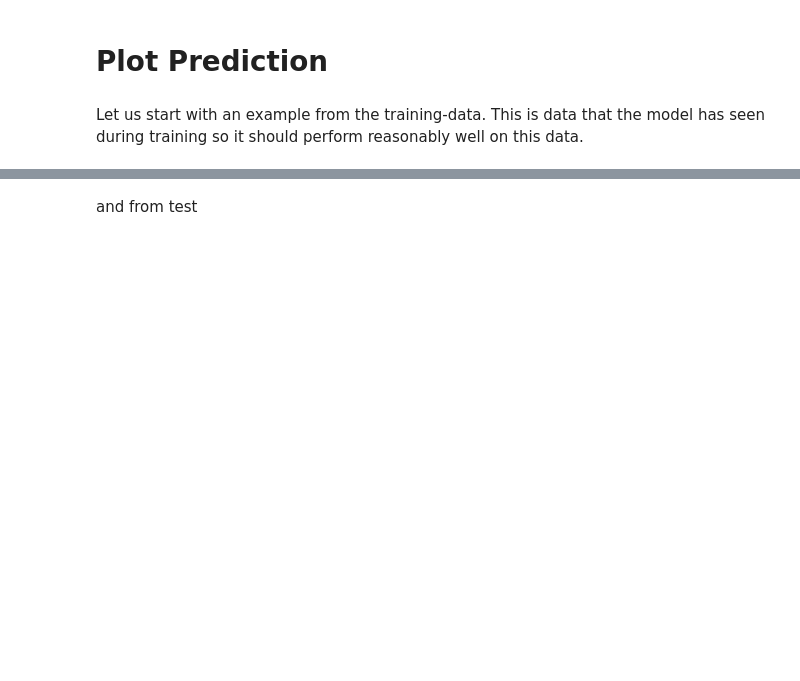
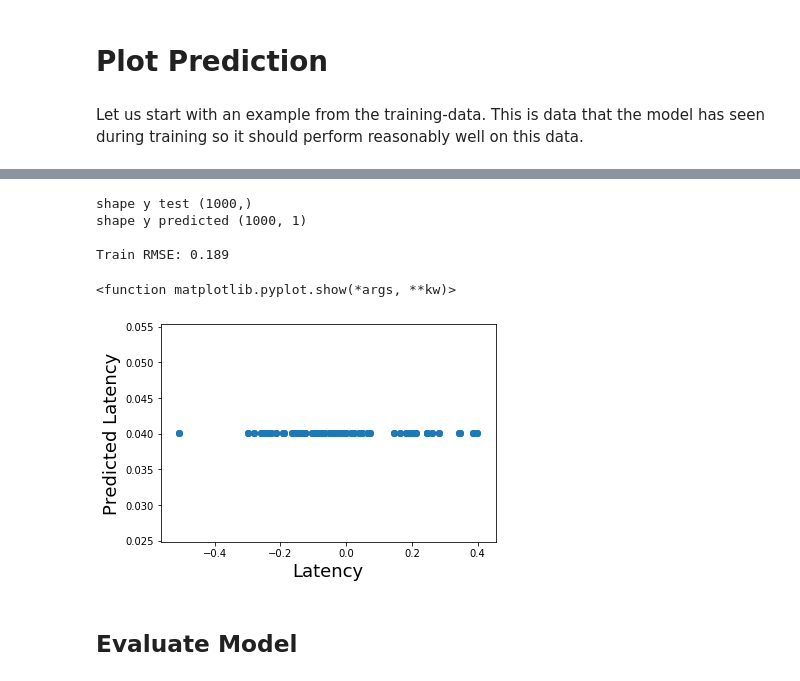
Before and after one commit to Haybu/infs890-spring2020-latency-prediction, a Jupyter notebook: analysis/future-prediction/signal_metrics/LSTM Model-enhanced.ipynb, the cells around one changed output, grey strips where cells are left out. Drawn from its saved outputs; the diff is of its cells as text; code cells hidden in the pictures; blank space fills up the shorter version.

```diff
--- a/analysis/future-prediction/signal_metrics/LSTM Model-enhanced.ipynb
+++ b/analysis/future-prediction/signal_metrics/LSTM Model-enhanced.ipynb
@@ -354,8 +354,8 @@ def loss_mse_warmup(y_true, y_pred):
 
     # Ignore the "warmup" parts of the sequences
     # by taking slices of the tensors.
-    y_true_slice = y_true[:, warmup_steps:, :]
-    y_pred_slice = y_pred[:, warmup_steps:, :]
+    y_true_slice = y_true[:warmup_steps]
+    y_pred_slice = y_pred[:warmup_steps]
 
     # These sliced tensors both have this shape:
     # [batch_size, sequence_length - warmup_steps, num_y_signals]
@@ -407,8 +407,8 @@ else:
 
 #optimizer = RMSprop(lr=1e-3)
 optimizer = Adam(lr=1e-3, decay=1e-3 / 200)
-#model.compile(loss=loss_mse_warmup, optimizer=optimizer)
-model.compile(loss='mse', optimizer=optimizer)
+model.compile(loss=loss_mse_warmup, optimizer=optimizer)
+#model.compile(loss='mse', optimizer=optimizer)
 
 model.summary()
 # %% [output]
@@ -529,14 +545,14 @@ def y_comparison(start_idx, length=100, target_scaled=True, data_set='train'):
 
     if data_set == 'train':
         # Use training-data.
-        x = x_train_scaled
+        x = x_train
         y_true = y_train
     elif data_set == 'validate':
-        x = x_validate_scaled
+        x = x_validate
         y_true = y_validate
     else:
         # Use test-data.
-        x = x_test_scaled
+        x = x_test
         y_true = y_test
 
     # End-index for the sequences.
@@ -548,7 +564,7 @@ def y_comparison(start_idx, length=100, target_scaled=True, data_set='train'):
     y_true = y_true[start_idx:end_idx]
 
     # Input-signals for the model.
-    x = np.expand_dims(x, axis=0)
+    #x = np.expand_dims(x, axis=0)
 
     # Use the model to predict the output-signals.
     y_pred = model.predict(x)
@@ -557,23 +573,12 @@ def y_comparison(start_idx, length=100, target_scaled=True, data_set='train'):
         # The output of the model is scaled.
         # Do an inverse map to get it back to the scale
         # of the original data-set.
-        y_pred_rescaled = y_scaler.inverse_transform(y_pred[0])
-    else:
-        y_prod_rescaled = y_pred[0]
+        y_pred = y_scaler.inverse_transform(y_pred)
 
-    print("shape y_pred_rescaled: %", y_pred_rescaled.shape)
+    print("shape y_pred: %", y_pred.shape)
     print("shape y_true: %", y_true.shape)
 
-    # Get the output-signal predicted by the model.
-    signal_pred = y_pred_rescaled[:]
-
-    # Get the true output-signal from the data-set.
-    signal_true = y_true[:]
-
-    print("shape signal_pred: %", signal_pred.shape)
-    print("shape signal_true: %", signal_true.shape)
-
-    return signal_true, signal_pred
+    return y_true, y_pred
 
 
 #This helper-function plots the predicted and true output-signals.
@@ -608,15 +617,28 @@ train_signal_pred.reshape(-1,1000)
 print('shape y test {}'.format(train_signal_true.shape))
 print('shape y predicted {}'.format(train_signal_pred.shape))
 
-print ("Actual train values: \n {}".format(train_signal_true[:20]))
-print ("Predicted train values: \n {}".format(train_signal_pred[:20]))
+#print ("Actual train values: \n {}".format(train_signal_true[:20]))
+#print ("Predicted train values: \n {}".format(train_signal_pred[:20]))
 
 print("")
 # calculate RMSE
 rmse = math.sqrt(mean_squared_error(train_signal_true, train_signal_pred))
 print('Train RMSE: %.3f' % rmse)
+# %% [output]
+shape y test (1000,)
+shape y predicted (1000, 1)
+
+Train RMSE: 0.189
-# %% [markdown]
-and from test
+# %%
+plt.scatter(train_signal_true, train_signal_pred, alpha=0.2)
+plt.xlabel('Latency', size=18)
+plt.ylabel('Predicted Latency', size=18)
+plt.show
+# %% [output]
+<function matplotlib.pyplot.show(*args, **kw)>
+[figure, added]
+# %% [markdown]
+## Evaluate Model
 # %%
 test_signal_true, test_signal_pred = y_comparison(start_idx=10, length=1000
                                                     , target_scaled=SCALE_TARGET, data_set='test')
```
Also changed, not shown: parts of 26 cells of this notebook, 9 other files.
